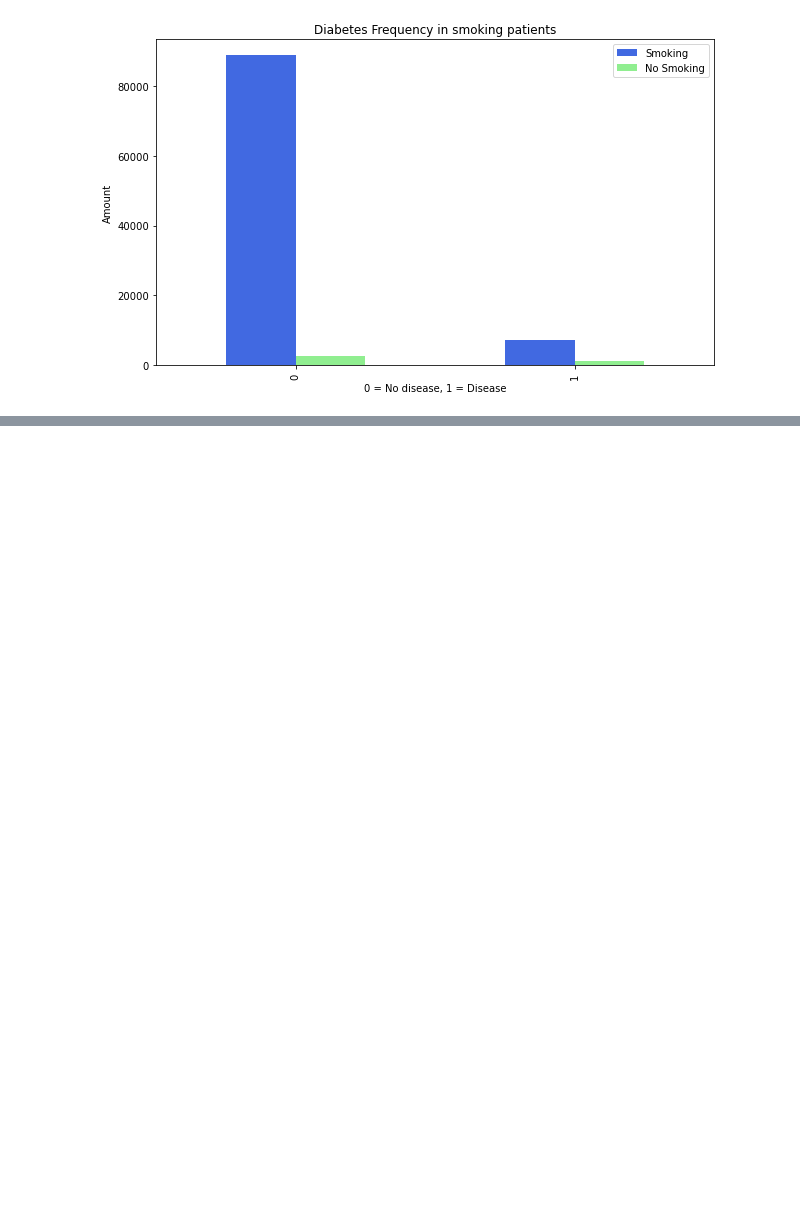
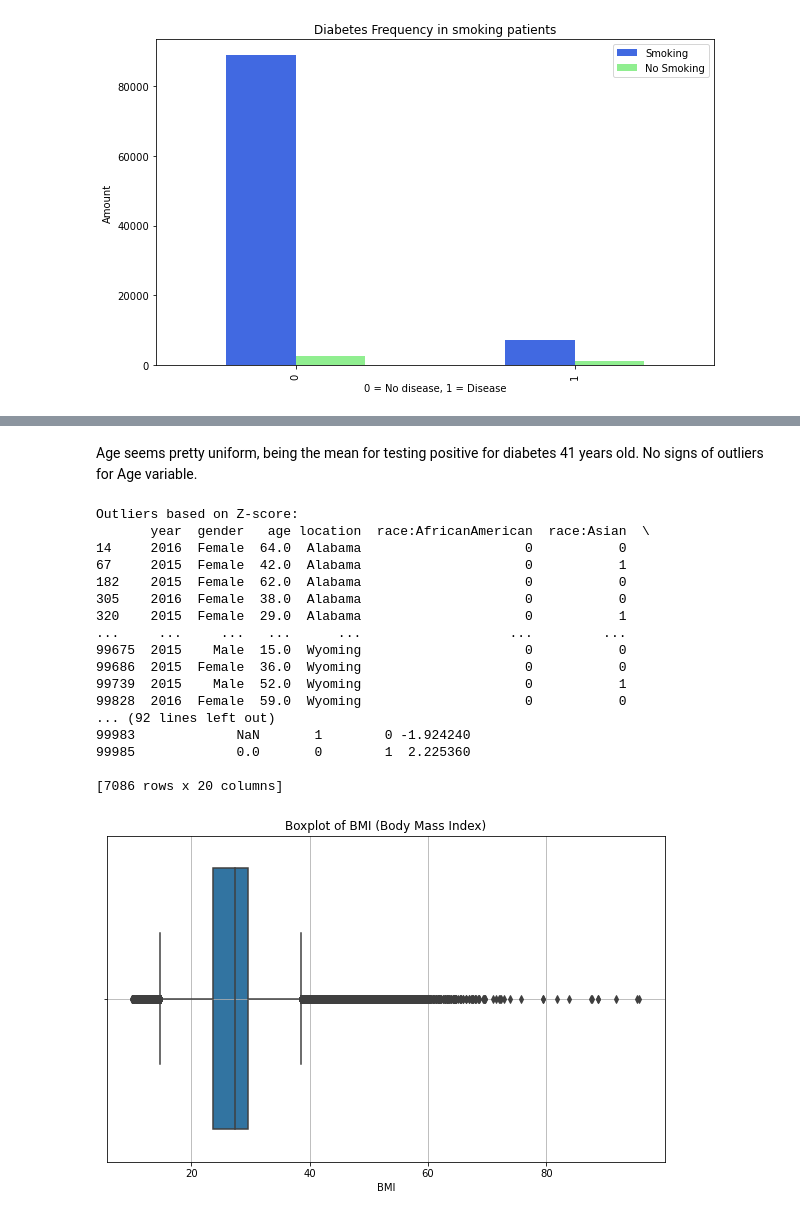
Before and after one commit to yadavLakshay/SDS-CP011-predicting-diabetes, a Jupyter notebook: notebooks/gabriela-olguin/gabriela_notebook.ipynb, the cells around one changed output, grey strips where cells are left out. Saved outputs shown, nothing was run; the diff lists cells and outputs as text; code cells hidden in the pictures; blank space fills up the shorter version.

```diff
--- a/notebooks/gabriela-olguin/gabriela_notebook.ipynb
+++ b/notebooks/gabriela-olguin/gabriela_notebook.ipynb
@@ -493,0 +588,61 @@ plt.xticks;
+# %% [markdown]
+Age seems pretty uniform, being the mean for testing positive for diabetes 41 years old. No signs of outliers for Age variable.
+# %%
+#Detecting outliers
+
+
+# BMI
+# Calculate the Z-scores
+df['z_score'] = (df['bmi'] - df['bmi'].mean()) / df['bmi'].std()
+
+# Define a threshold for Z-score
+threshold = 3  # Commonly used threshold
+
+# Identify outliers
+outliers_z_score = df[np.abs(df['z_score']) > threshold]
+
+print("Outliers based on Z-score:")
+print(outliers_z_score)
+
+# Calculate Q1 (25th percentile) and Q3 (75th percentile)
+Q1 = df['bmi'].quantile(0.25)
+Q3 = df['bmi'].quantile(0.75)
+IQR = Q3 - Q1
+
+# Define outlier boundaries
+lower_bound = Q1 - 1.5 * IQR
+upper_bound = Q3 + 1.5 * IQR
+
+# Identify outliers
+outliers_iqr = df[(df['bmi'] < lower_bound) | (df['bmi'] > upper_bound)]
+
+print("Outliers based on IQR:")
+print(outliers_iqr)
+
+#Boxplot visualization
+
+plt.figure(figsize=(10, 6))
+sns.boxplot(x=df['bmi'])
+plt.title('Boxplot of BMI (Body Mass Index)')
+plt.xlabel('BMI')
+plt.grid(True)
+plt.show()
+# %% [output]
+Outliers based on Z-score:
+       year  gender   age location  race:AfricanAmerican  race:Asian  \
+14     2016  Female  64.0  Alabama                     0           0
+67     2015  Female  42.0  Alabama                     0           1
+182    2015  Female  62.0  Alabama                     0           0
+305    2016  Female  38.0  Alabama                     0           0
+320    2015  Female  29.0  Alabama                     0           1
+...     ...     ...   ...      ...                   ...         ...
+99675  2015    Male  15.0  Wyoming                     0           0
+99686  2015  Female  36.0  Wyoming                     0           0
+99739  2015    Male  52.0  Wyoming                     0           1
+99828  2016  Female  59.0  Wyoming                     0           0
+... (92 lines left out)
+99983             NaN       1        0 -1.924240
+99985             0.0       0        1  2.225360
+
+[7086 rows x 20 columns]
+[figure, added]
```
Also changed, not shown: parts of 112 cells of this notebook.
